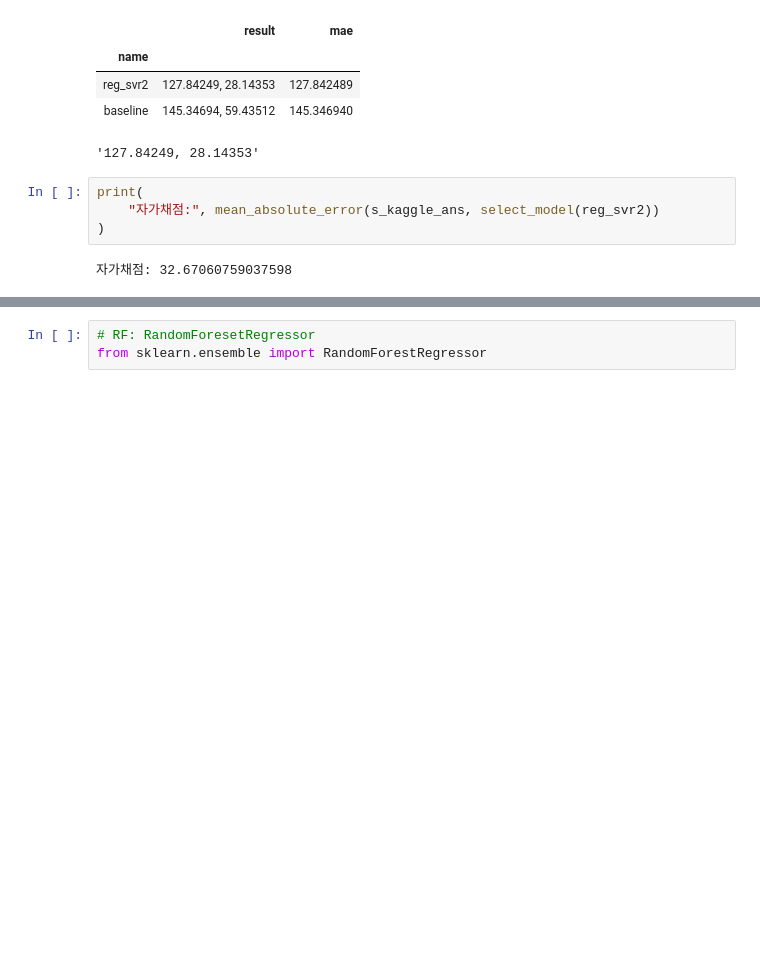
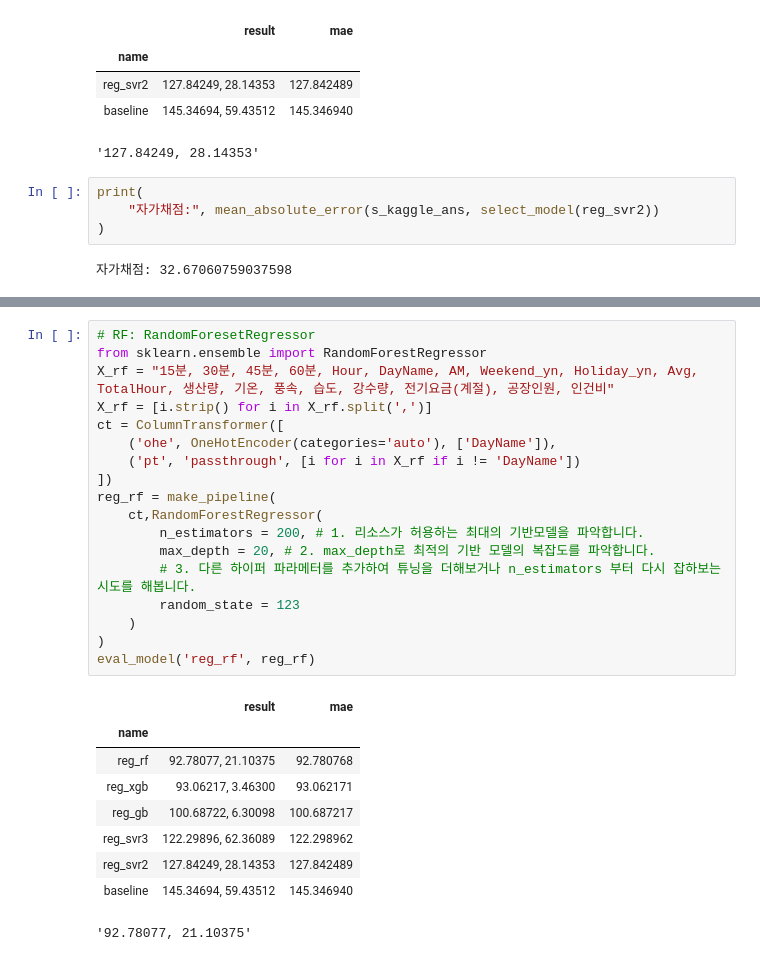
Before and after one commit to sunkusun9/DS_lv3_2507_2, a Jupyter notebook: sec_ds_lv3_prob3_kaggle.ipynb, the cells around one changed output, grey strips where cells are left out. Drawn from its saved outputs; the diff is of its cells as text; blank space fills up the shorter version.

```diff
--- a/sec_ds_lv3_prob3_kaggle.ipynb
+++ b/sec_ds_lv3_prob3_kaggle.ipynb
@@ -488,3 +481,28 @@ eval_model('reg_gb', reg_gb)
 # %%
 # RF: RandomForesetRegressor
 from sklearn.ensemble import RandomForestRegressor
+X_rf = "15분, 30분, 45분, 60분, Hour, DayName, AM, Weekend_yn, Holiday_yn, Avg, TotalHour, 생산량, 기온, 풍속, 습도, 강수량, 전기요금(계절), 공장인원, 인건비"
+X_rf = [i.strip() for i in X_rf.split(',')]
+ct = ColumnTransformer([
+    ('ohe', OneHotEncoder(categories='auto'), ['DayName']),
+    ('pt', 'passthrough', [i for i in X_rf if i != 'DayName'])
+])
+reg_rf = make_pipeline(
+    ct,RandomForestRegressor(
+        n_estimators = 200, # 1. 리소스가 허용하는 최대의 기반모델을 파악합니다.
+        max_depth = 20, # 2. max_depth로 최적의 기반 모델의 복잡도를 파악합니다.
+        # 3. 다른 하이퍼 파라메터를 추가하여 튜닝을 더해보거나 n_estimators 부터 다시 잡하보는 시도를 해봅니다.
+        random_state = 123
+    )
+)
+eval_model('reg_rf', reg_rf)
+# %% [output]
+|  | result | mae |
+| name |  |  |
+| reg_rf | 92.78077, 21.10375 | 92.780768 |
+| reg_xgb | 93.06217, 3.46300 | 93.062171 |
+| reg_gb | 100.68722, 6.30098 | 100.687217 |
+| reg_svr3 | 122.29896, 62.36089 | 122.298962 |
+| reg_svr2 | 127.84249, 28.14353 | 127.842489 |
+| baseline | 145.34694, 59.43512 | 145.346940 |
+'92.78077, 21.10375'
```
Also changed, not shown: parts of 21 cells of this notebook.
